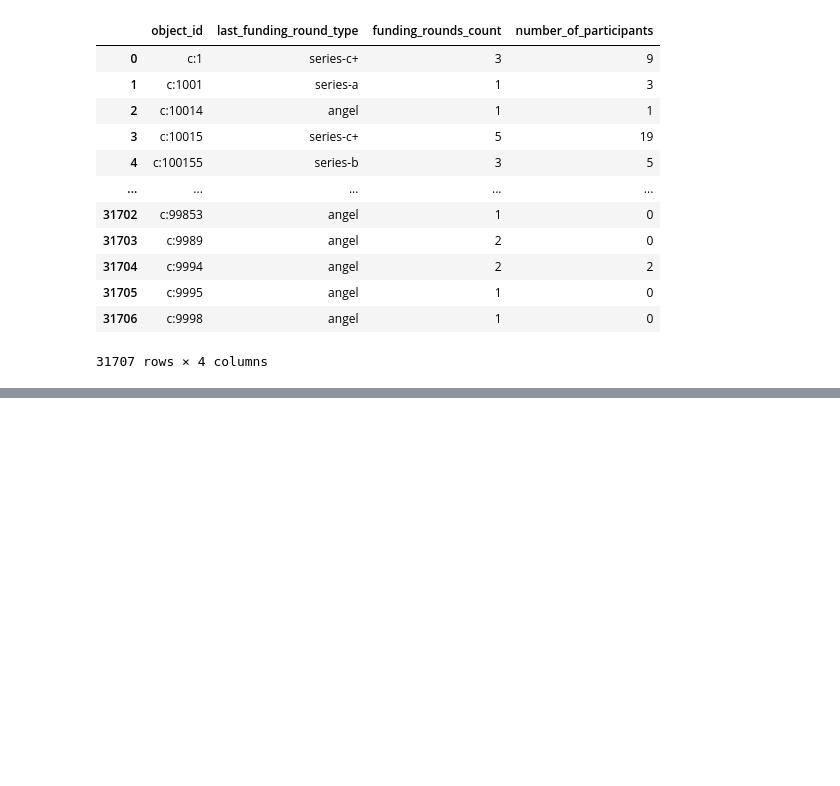
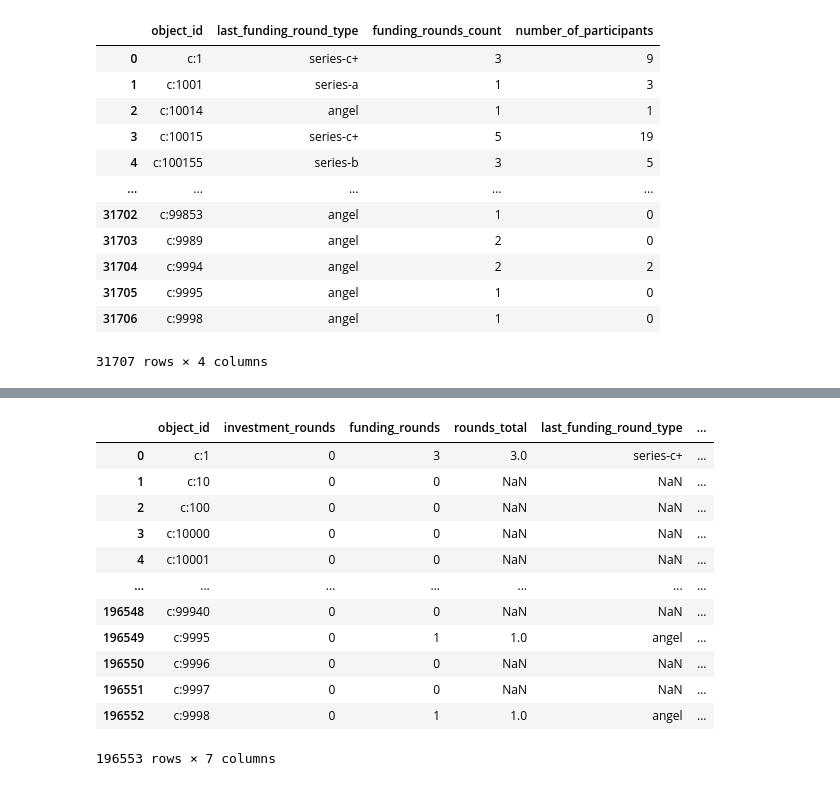
Before and after one commit to PaulIsenberg/FWIP_Venture, a Jupyter notebook: funding_rounds_preprocessing.ipynb, the cells around one changed output, grey strips where cells are left out. Drawn from its saved outputs; the diff is of its cells as text; code cells hidden in the pictures; blank space fills up the shorter version.

```diff
--- a/funding_rounds_preprocessing.ipynb
+++ b/funding_rounds_preprocessing.ipynb
@@ -261,0 +372,25 @@ funding_rounds_final
+# %%
+# Combining rounds:
+def fill_rounds(a,b):
+    if a == 0:
+        return b
+    else:
+        return a
+# %%
+companies_funding_rounds_df['rounds_total'] = companies_funding_rounds_df.apply(lambda row : fill_rounds(row['rounds_total'], row['funding_rounds_count']), axis = 1)
+# %%
+companies_funding_rounds_df
+# %% [output]
+|  | object_id | investment_rounds | funding_rounds | rounds_total | last_funding_round_type | ... |
+| 0 | c:1 | 0 | 3 | 3.0 | series-c+ | ... |
+| 1 | c:10 | 0 | 0 | NaN | NaN | ... |
+| 2 | c:100 | 0 | 0 | NaN | NaN | ... |
+| 3 | c:10000 | 0 | 0 | NaN | NaN | ... |
+| 4 | c:10001 | 0 | 0 | NaN | NaN | ... |
+| ... | ... | ... | ... | ... | ... | ... |
+| 196548 | c:99940 | 0 | 0 | NaN | NaN | ... |
+| 196549 | c:9995 | 0 | 1 | 1.0 | angel | ... |
+| 196550 | c:9996 | 0 | 0 | NaN | NaN | ... |
+| 196551 | c:9997 | 0 | 0 | NaN | NaN | ... |
+| 196552 | c:9998 | 0 | 1 | 1.0 | angel | ... |
+196553 rows × 7 columns
```
Also changed, not shown: parts of 16 cells of this notebook.
